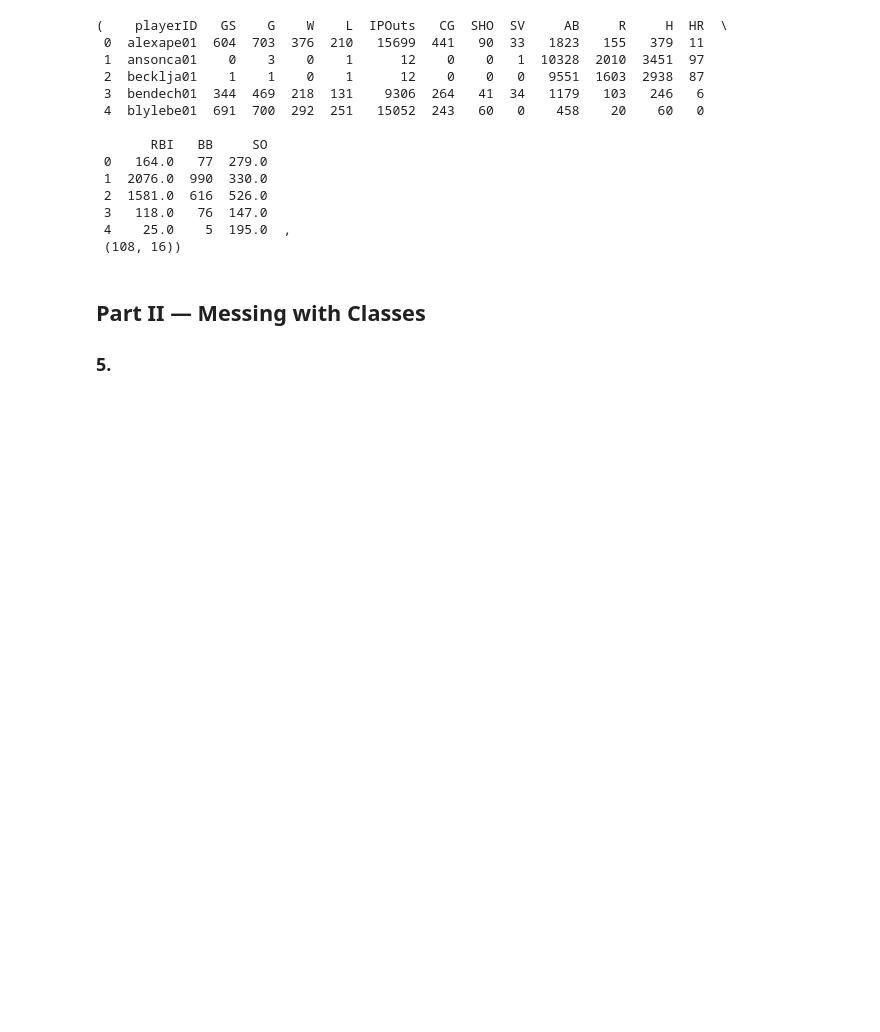
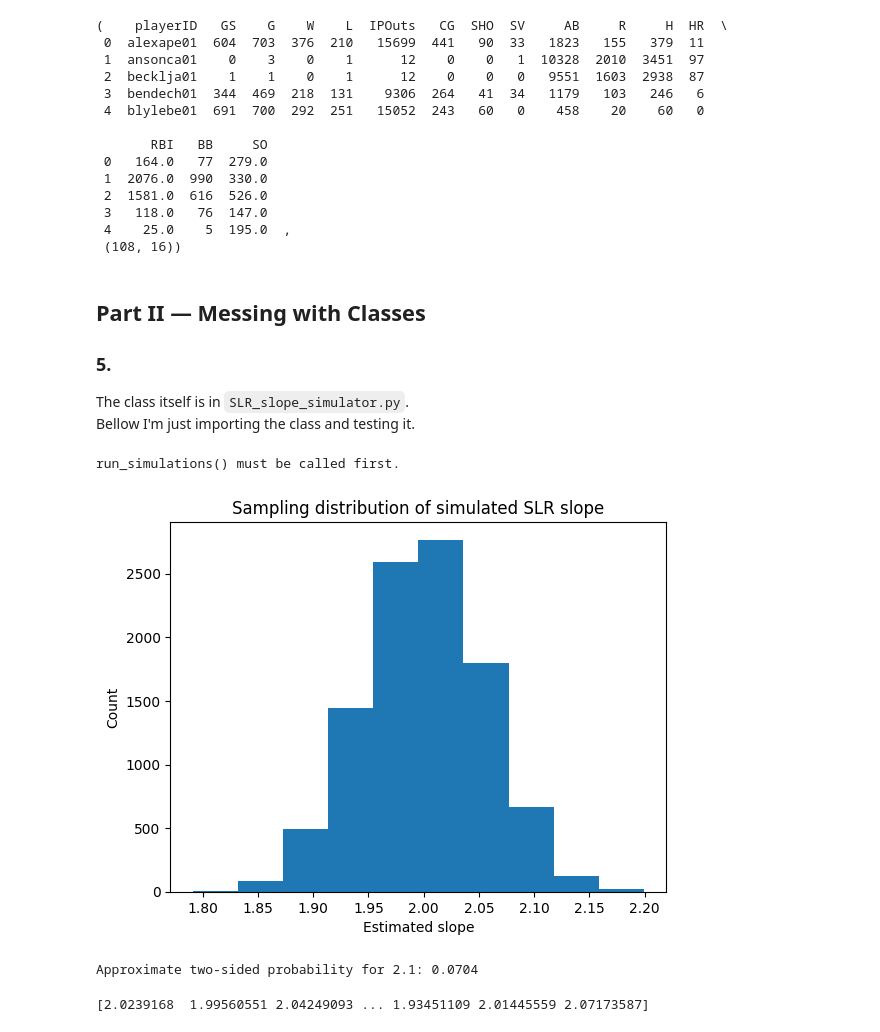
Before and after one commit to Alex-Devoid/ST554-HW, a Jupyter notebook: HW6/HW6_Alex_Devoid.ipynb, the cells around one changed output. Cells and saved outputs as stored; diff of their text form; code cells hidden in the pictures; blank space fills up the shorter version.

```diff
--- a/HW6/HW6_Alex_Devoid.ipynb
+++ b/HW6/HW6_Alex_Devoid.ipynb
@@ -272,3 +256,6 @@ conn.close()
 ## Part II — Messing with Classes
 
 ### 5.
+
+The class itself is in `SLR_slope_simulator.py`.
+Bellow I'm just importing the class and testing it.
@@ -274,0 +265,40 @@ conn.close()
+# %%
+# create the x values
+x = np.array(list(np.linspace(start=0, stop=10, num=11)) * 3)
+
+
+# create the simulator object
+sim = SLR_slope_simulator(
+    beta_0=12,
+    beta_1=2,
+    x=x,
+    sigma=1,
+    seed=10
+)
+# %%
+# call the plot method before simulations
+# this checks whether the slopes attribute has been filled yet
+sim.plot_sampling_distribution()
+# %% [output]
+run_simulations() must be called first.
+# %%
+# then run the simulations and produce the requested results
+sim.run_simulations(10000)
+# %%
+# plot the simulated sampling distribution
+# this histogram is using the saved slope estimates as an approximation to the sampling distribution
+sim.plot_sampling_distribution()
+# %% [output]
+[figure, added]
+# %%
+# approximate the two-sided probability for 2.1
+# this uses the simulated slopes and the class's two-sided rule to estimate a probability
+prob_two_sided = sim.find_prob(2.1, sided="two-sided")
+print("Approximate two-sided probability for 2.1:", prob_two_sided)
+# %% [output]
+Approximate two-sided probability for 2.1: 0.0704
+# %%
+# print the simulated slopes attribute
+print(sim.slopes)
+# %% [output]
+[2.0239168  1.99560551 2.04249093 ... 1.93451109 2.01445559 2.07173587]
```
Also changed, not shown: parts of 2 cells of this notebook.
